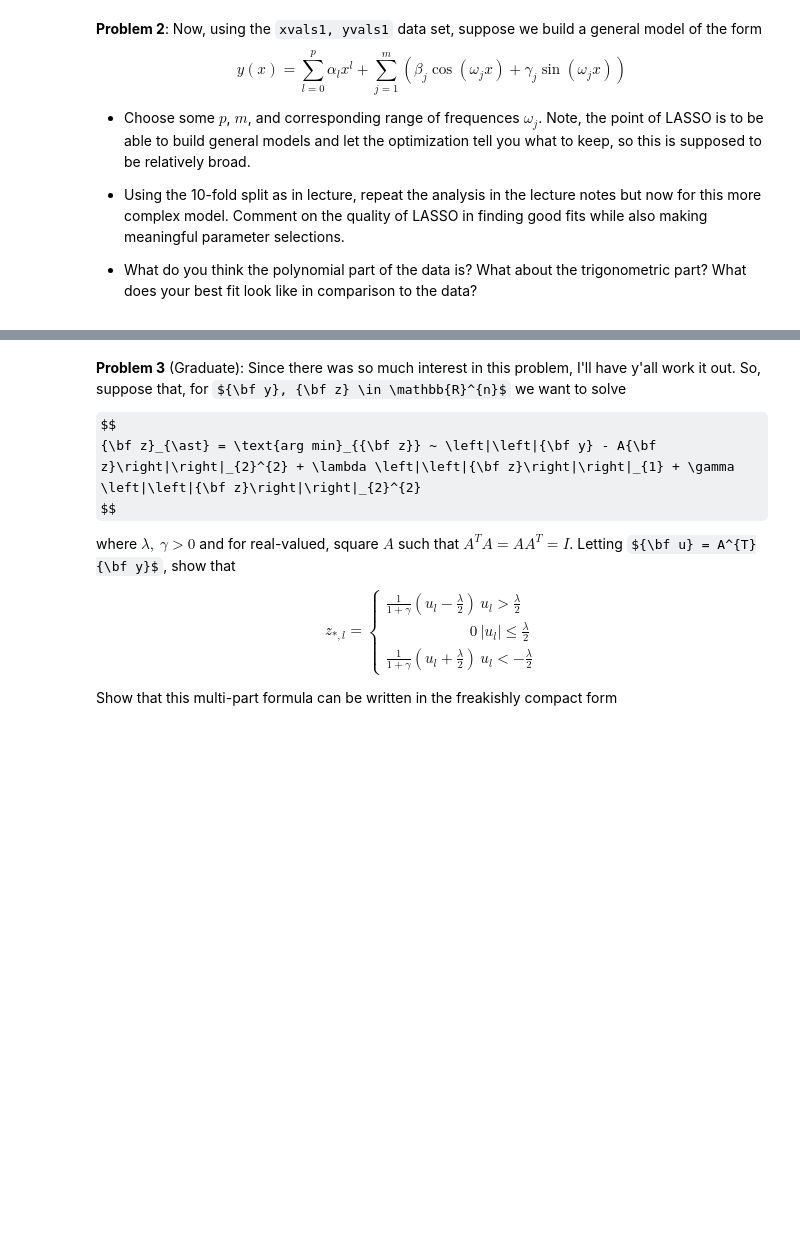
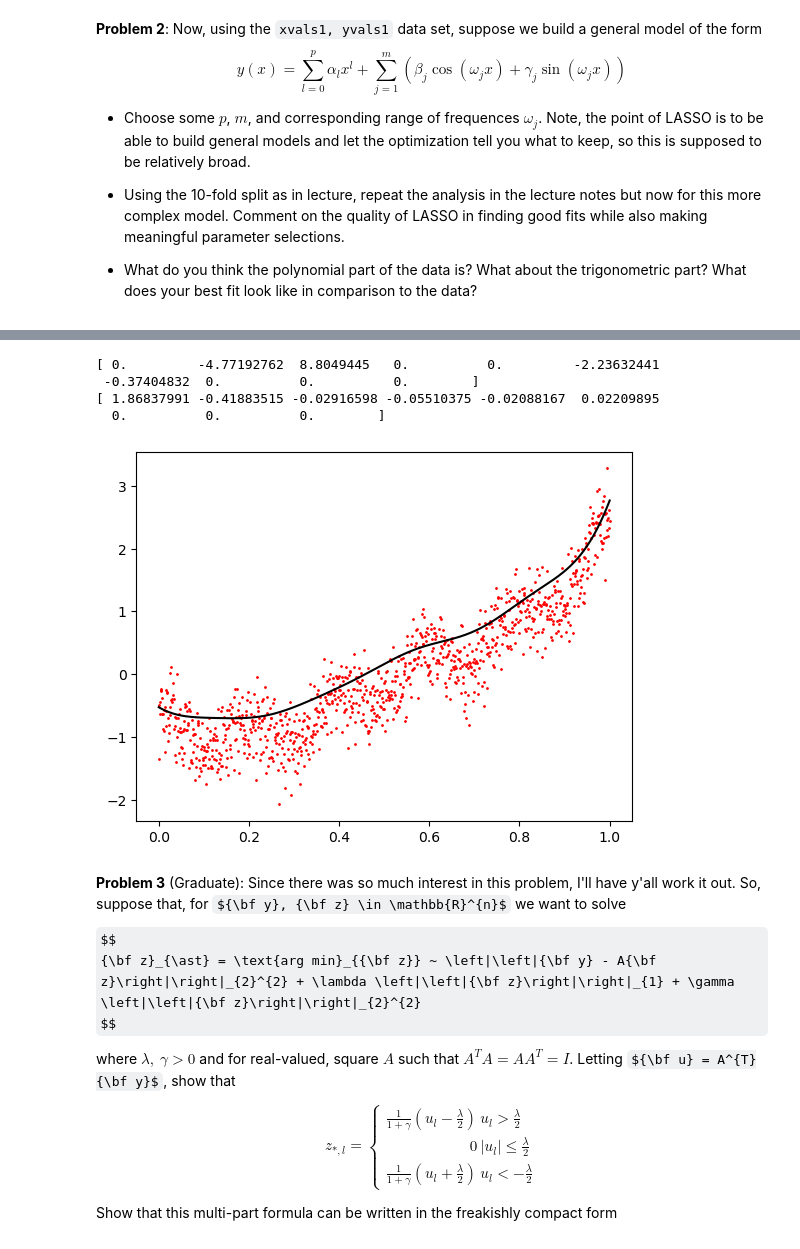
Before and after one commit to cwcurtis/MATH-596-Mathematical-Data-Science, a Jupyter notebook: Assignments/Homework_Eight.ipynb, the cells around one changed output, grey strips where cells are left out. Drawn from its saved outputs; the diff is of its cells as text; code cells hidden in the pictures; some formulas as TeX source; blank space fills up the shorter version.

```diff
--- a/Assignments/Homework_Eight.ipynb
+++ b/Assignments/Homework_Eight.ipynb
@@ -51,7 +57,7 @@ def cross_fold(alpha, xvals, yvals, pval, ovals, kfolds):
         xtrain, ytrain = xvals[train], yvals[train]
         xtest, ytest = xvals[test], yvals[test]
         xp_train = xp_mat_maker(xtrain, pval, ovals)
-        res = Lasso(alpha, max_iter=4000, tol=1e-4).fit(xp_train, ytrain) # alpha > 0
+        res = Lasso(alpha, max_iter=16000, tol=1e-4).fit(xp_train, ytrain) # alpha > 0
         w_lasso = res.coef_
         w_avg += w_lasso
 
@@ -111,8 +132,8 @@ numlams = 30
 lampows = np.linspace(-5, 0., numlams) # this could be changed depending on you make other decisions
 errors = np.zeros(lampows.size)
 stds = np.zeros(lampows.size)
-pval = # choices
-ovals = # even more choices, and keep in mind, you might want to make one choice and then adjust this to see if you can't improve the results
+pval = 10
+ovals = 2.*np.pi*np.arange(1, 5)
 kfolds = 10
 avalsvslam = np.zeros((pval+1+2*ovals.size, numlams))
 
@@ -138,3 +164,22 @@ plt.colorbar(cfig);
+# %%
+# Find alpha model corresponding to the lowest error
+
+ind_min = np.argmin(errors)
+fit = xp_mat_maker(xvalsrsc, pval, ovals) @ avalsvslam[:, ind_min].reshape(-1, 1)
+
+plt.plot(xvalsrsc, fit, c='k')
+plt.scatter(xvalsrsc, yvalsrsc, c='r', s=1.)
+
+poly_terms = avalsvslam[:pval, ind_min]
+print(poly_terms)
+trig_terms = avalsvslam[pval:, ind_min]
+print(trig_terms)
+# %% [output]
+[ 0.         -4.77192762  8.8049445   0.          0.         -2.23632441
+ -0.37404832  0.          0.          0.        ]
+[ 1.86837991 -0.41883515 -0.02916598 -0.05510375 -0.02088167  0.02209895
+  0.          0.          0.        ]
+[figure, added]
 # %% [markdown]
 **Problem 3** (Graduate): Since there was so much interest in this problem, I'll have y'all work it out.  So, suppose that, for ${\bf y}, {\bf z} \in \mathbb{R}^{n}$ we want to solve
 
```
Also changed, not shown: parts of 7 cells of this notebook, 2 other files.
